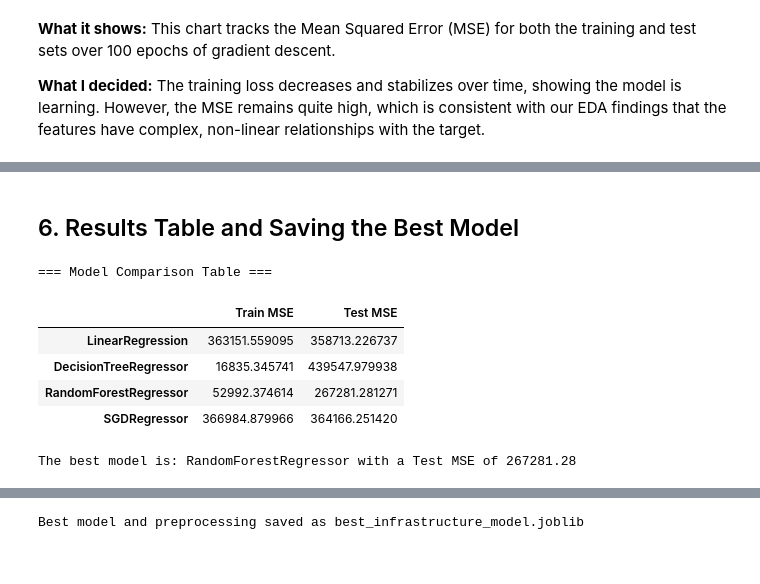
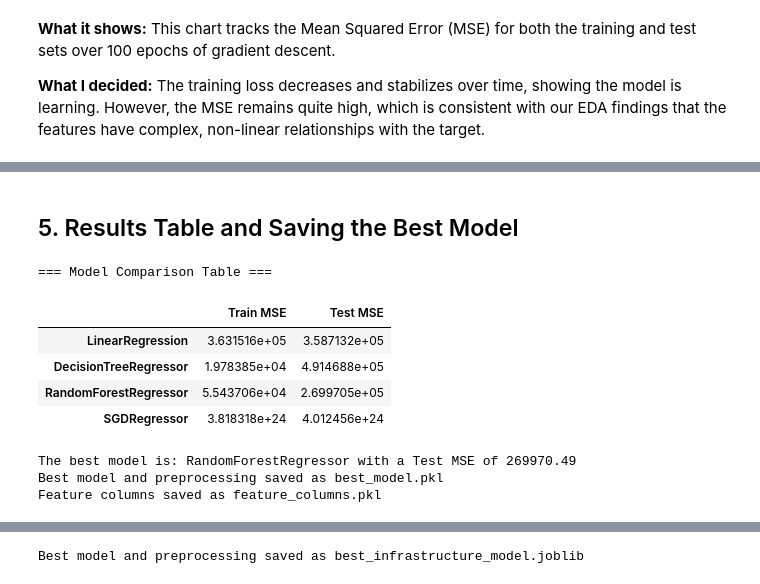
Before and after one commit to Angebright/linear_regression_model, a Jupyter notebook: summative/linear_regression/multivariate.ipynb, the cells around one changed output, grey strips where cells are left out. Cells and saved outputs as stored; diff of their text form; code cells hidden in the pictures.

```diff
--- a/summative/linear_regression/multivariate.ipynb
+++ b/summative/linear_regression/multivariate.ipynb
@@ -245,28 +177,4 @@ plt.show()
 # %%
-# Custom loop to train SGD and record loss per epoch
-epochs = 100
-train_losses = []
-test_losses = []
-
-# Re-initialize SGD for the loop (Tuned parameters)
-sgd_curve = SGDRegressor(learning_rate='adaptive', eta0=0.01, penalty='l2', alpha=0.0001, random_state=42)
-
-for epoch in range(epochs):
-    sgd_curve.partial_fit(X_train_scaled, y_train)
-
-    train_pred = sgd_curve.predict(X_train_scaled)
-    test_pred = sgd_curve.predict(X_test_scaled)
-
-    train_losses.append(mean_squared_error(y_train, train_pred))
-    test_losses.append(mean_squared_error(y_test, test_pred))
-
-# Add SGD to results
-results['SGDRegressor'] = {
-    'Train MSE': train_losses[-1],
-    'Test MSE': test_losses[-1]
-}
-
-# Plot Loss Curve
 plt.figure(figsize=(10, 6))
 plt.plot(range(1, epochs + 1), train_losses, label='Train MSE', color='blue')
 plt.plot(range(1, epochs + 1), test_losses, label='Test MSE', color='orange')
@@ -319,20 +239,43 @@ plt.show()
 # %% [markdown]
-## 6. Results Table and Saving the Best Model
+## 5. Results Table and Saving the Best Model
 # %%
 # Create Comparison Table
 results_df = pd.DataFrame(results).T
 results_df = results_df[['Train MSE', 'Test MSE']]
 print('=== Model Comparison Table ===')
 display(results_df)
 
 # Find Best Model
 best_model_name = results_df['Test MSE'].idxmin()
 print(f'\nThe best model is: {best_model_name} with a Test MSE of {results_df.loc[best_model_name, "Test MSE"]:.2f}')
+
+# Save the Best Model Pipeline
+if best_model_name == 'RandomForestRegressor':
+    final_pipeline = Pipeline([('scaler', StandardScaler()), ('model', RandomForestRegressor(n_estimators=100, random_state=42))])
+elif best_model_name == 'DecisionTreeRegressor':
+    final_pipeline = Pipeline([('scaler', StandardScaler()), ('model', DecisionTreeRegressor(random_state=42))])
+elif best_model_name == 'LinearRegression':
+    final_pipeline = Pipeline([('scaler', StandardScaler()), ('model', LinearRegression())])
+else:
+    final_pipeline = Pipeline([('scaler', StandardScaler()), ('model', SGDRegressor(learning_rate='adaptive', eta0=0.01, penalty='l2', alpha=0.0001, random_state=42))])
+
+# Fit pipeline on full training data
+final_pipeline.fit(X_train, y_train)
+
+# Save both the model and the feature columns (CRITICAL for the API)
+joblib.dump(final_pipeline, 'best_model.pkl')
+feature_columns = X_train.columns.tolist()
+joblib.dump(feature_columns, 'feature_columns.pkl')
+
+print('Best model and preprocessing saved as best_model.pkl')
+print('Feature columns saved as feature_columns.pkl')
 # %% [output]
 === Model Comparison Table ===
 |  | Train MSE | Test MSE |
-| LinearRegression | 363151.559095 | 358713.226737 |
-| DecisionTreeRegressor | 16835.345741 | 439547.979938 |
-| RandomForestRegressor | 52992.374614 | 267281.281271 |
-| SGDRegressor | 366984.879966 | 364166.251420 |
+| LinearRegression | 3.631516e+05 | 3.587132e+05 |
+| DecisionTreeRegressor | 1.978385e+04 | 4.914688e+05 |
+| RandomForestRegressor | 5.543706e+04 | 2.699705e+05 |
+| SGDRegressor | 3.818318e+24 | 4.012456e+24 |
-The best model is: RandomForestRegressor with a Test MSE of 267281.28
+The best model is: RandomForestRegressor with a Test MSE of 269970.49
+Best model and preprocessing saved as best_model.pkl
+Feature columns saved as feature_columns.pkl
```
Also changed, not shown: parts of 24 cells of this notebook.
